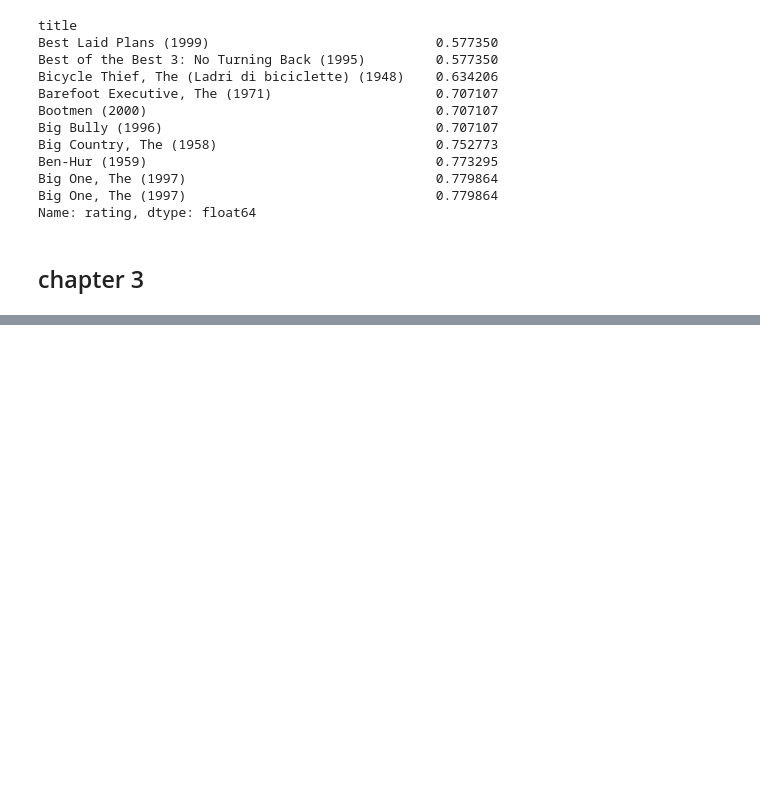
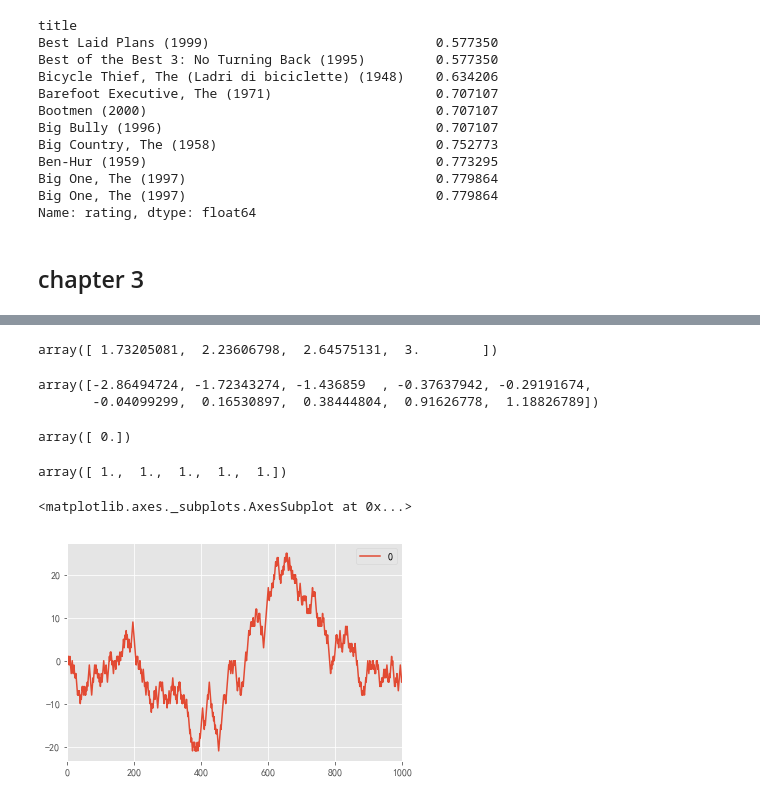
Before and after one commit to Harvey-W/DataAnalysis_byJupyter, a Jupyter notebook: python for data wrangling/python for data wrangling.ipynb, the cells around one changed output, grey strips where cells are left out. Drawn from its saved outputs; the diff is of its cells as text; code cells hidden in the pictures; blank space fills up the shorter version.

```diff
--- a/python for data wrangling/python for data wrangling.ipynb
+++ b/python for data wrangling/python for data wrangling.ipynb
@@ -219,0 +280,31 @@ fuction()?? #显示函数源代码
+# %%
+np.sqrt(np.arange(3,11,2))
+# %% [output]
+array([ 1.73205081,  2.23606798,  2.64575131,  3.        ])
+# %%
+a = np.random.randn(10)
+a.sort()
+a
+# %% [output]
+array([-2.86494724, -1.72343274, -1.436859  , -0.37637942, -0.29191674,
+       -0.04099299,  0.16530897,  0.38444804,  0.91626778,  1.18826789])
+# %%
+np.unique(np.zeros(10))
+# %% [output]
+array([ 0.])
+# %%
+np.diag(np.eye(5,5))
+# %% [output]
+array([ 1.,  1.,  1.,  1.,  1.])
+# %%
+import random
+position=0
+walk = []
+for i in range(1000):
+    step = 1 if random.randint(0,1) else -1
+    position += step
+    walk.append(position)
+pd.DataFrame(walk).plot()
+# %% [output]
+<matplotlib.axes._subplots.AxesSubplot at 0x...>
+[figure, added]
```
Also changed, not shown: parts of 35 cells of this notebook, 1 other file.
